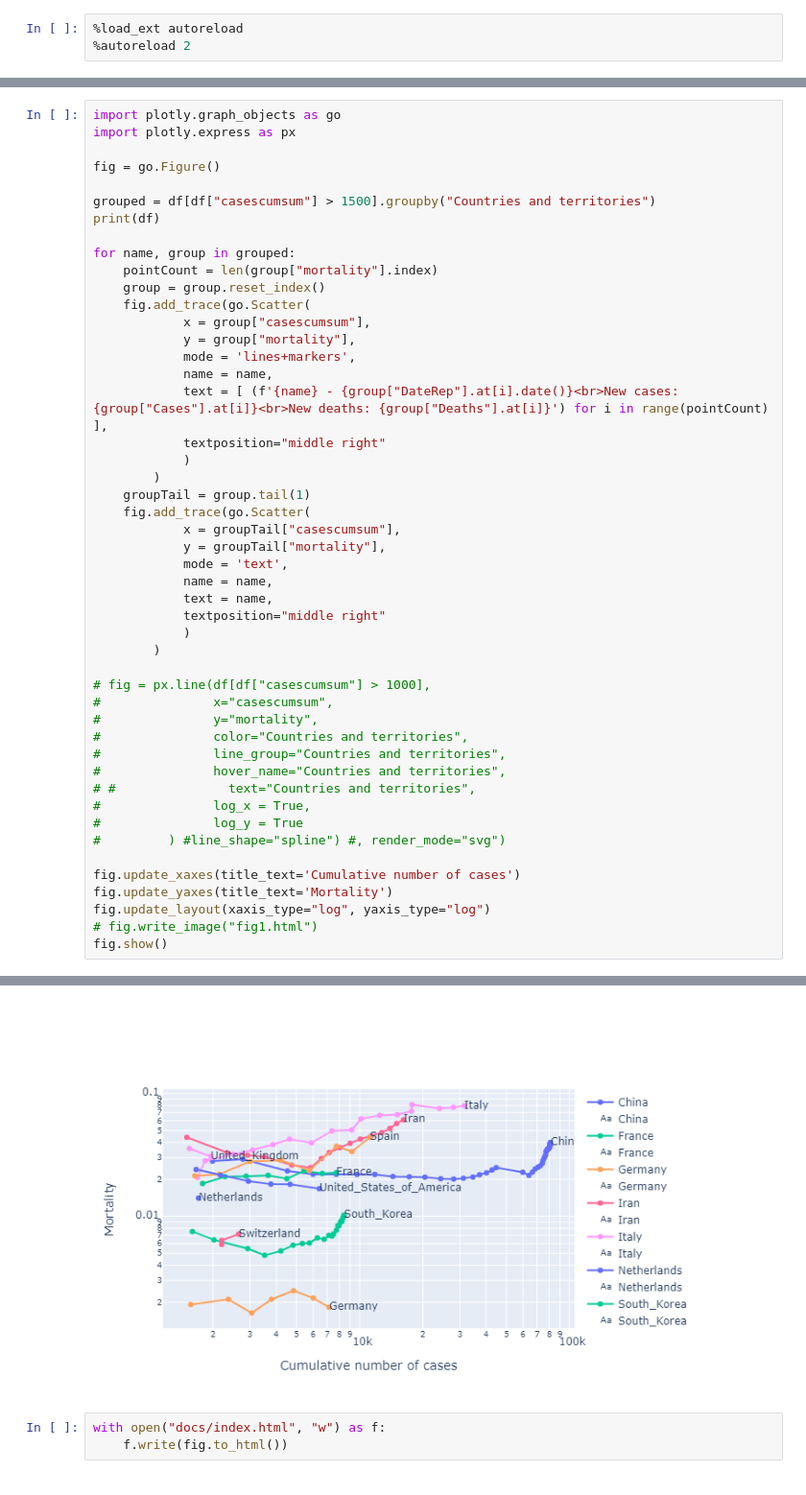
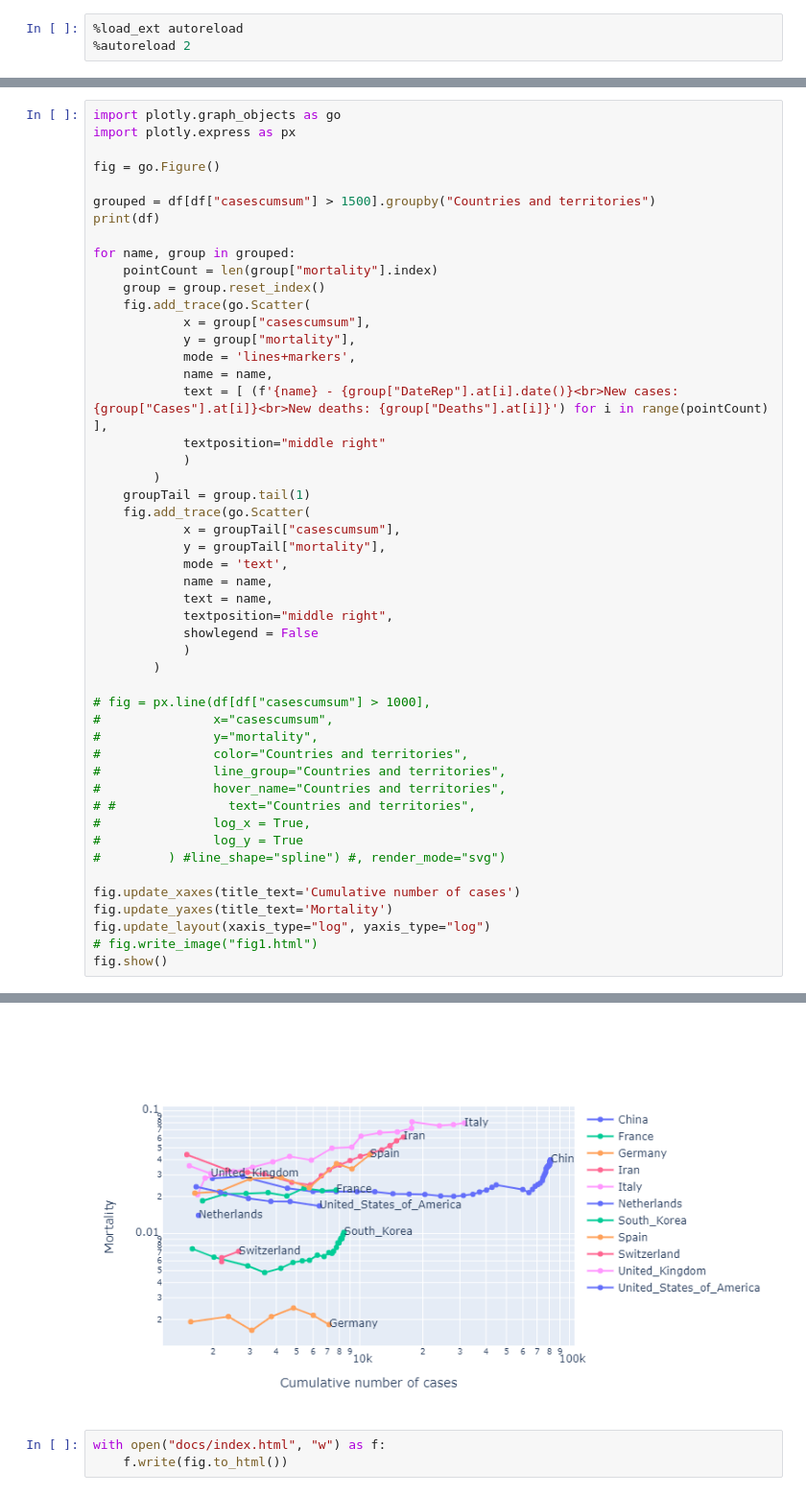
Before and after one commit to valkenburghva/covid19, a Jupyter notebook: covid.ipynb, the cells around one changed output, grey strips where cells are left out. Shown at 96% size. Cells and saved outputs as stored; diff of their text form.

Commit message:
fixed legend.

```diff
--- a/covid.ipynb
+++ b/covid.ipynb
@@ -93,7 +55,8 @@ for name, group in grouped:
             mode = 'text',
             name = name,
             text = name,
-            textposition="middle right"
+            textposition="middle right",
+            showlegend = False
             )
         )
 
@@ -134,4 +97,4 @@ Afghanistan               2020-03-18            0           22        0.0
-[figure, old version]
+[figure, new version]
 # %%
 with open("docs/index.html", "w") as f:
     f.write(fig.to_html())
```
Also changed, not shown: parts of 3 cells of this notebook, 1 other file.
